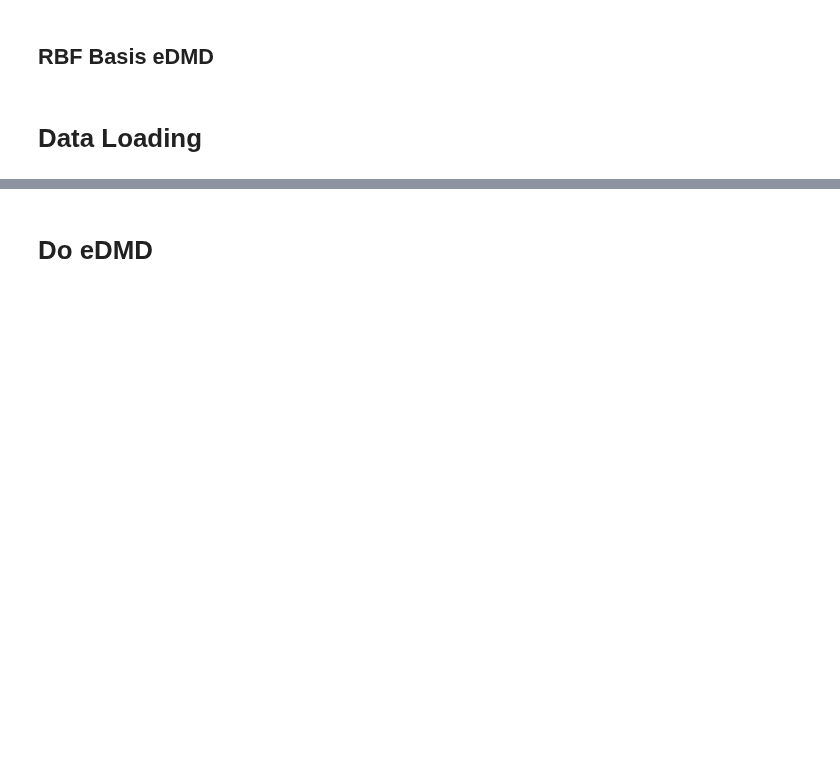
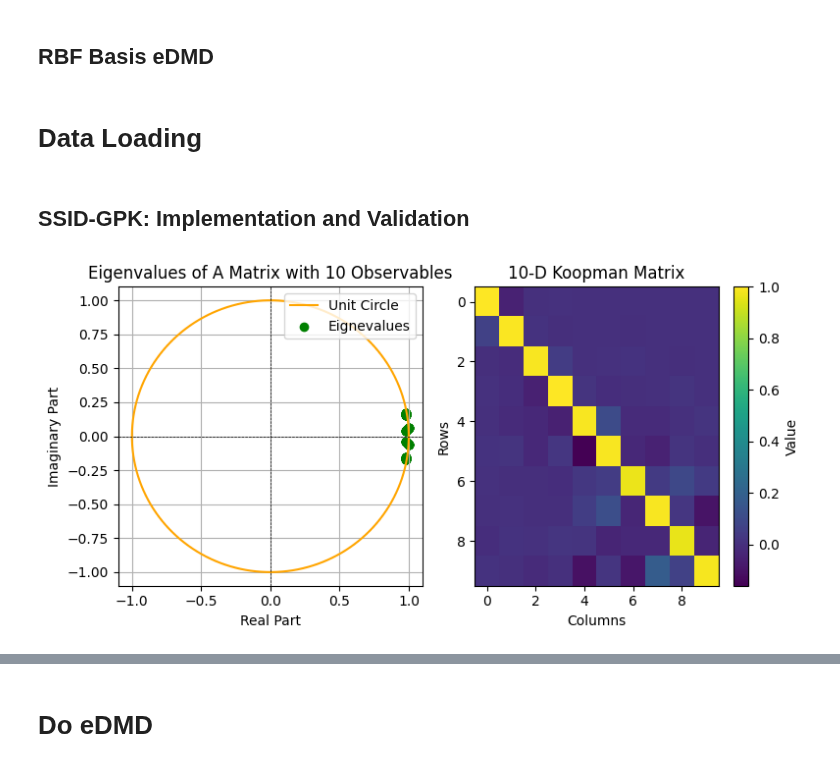
Before and after one commit to abhigyan9/KoopmanGPO, a Jupyter notebook: eDMD_Trial.ipynb, the cells around one changed output, grey strips where cells are left out. Drawn from its saved outputs; the diff is of its cells as text; code cells hidden in the pictures; blank space fills up the shorter version.

Commit message:
added ssid-gpk

```diff
--- a/eDMD_Trial.ipynb
+++ b/eDMD_Trial.ipynb
@@ -381,0 +862,28 @@ nTest = math.floor(num_trajectories * 0.2)
+# %% [markdown]
+## SSID-GPK: Implementation and Validation
+# %%
+sys_dim = 10
+# 0: Data Preparation
+ssid_outputs = SimData[:nTrain, :, :N]
+ssid_inputs = torch.zeros((nTrain, 1, N), dtype=ssid_outputs.dtype)
+
+# 1: Subspace Identification
+A_loya, B_loya, C_loya, D_loya, z0_loya = SSID(ssid_inputs, ssid_outputs, delay=N-1, sys_dim=sys_dim)
+
+# 2: Gaussian Process Regression
+SSObsManager = gpk.GPObservablesManager()
+for i in range(sys_dim):
+    SSObsManager.add_observable(
+        index=i, d=C_loya.shape[0], ns=z0_loya.shape[1], kernel_types=['Gaussian'],
+        combination='sum', noise=1e-4, m=500
+    )
+SSObsManager.set_random_hyperparameters(scale=[1.0, 1.0, None])
+for i in range(sys_dim):
+    SSObsManager.train_observable(i, ssid_outputs[:, :, 0].mT, z0_loya[i, :])
+
+SSObsManager.optimize_hyperparameters(opt_sigma=True)
+# %%
+gpk.plot_eigen(A_loya)
+plt.show()
+# %% [output]
+[figure, added]
```
Also changed, not shown: parts of 6 cells of this notebook, 16 other files.
